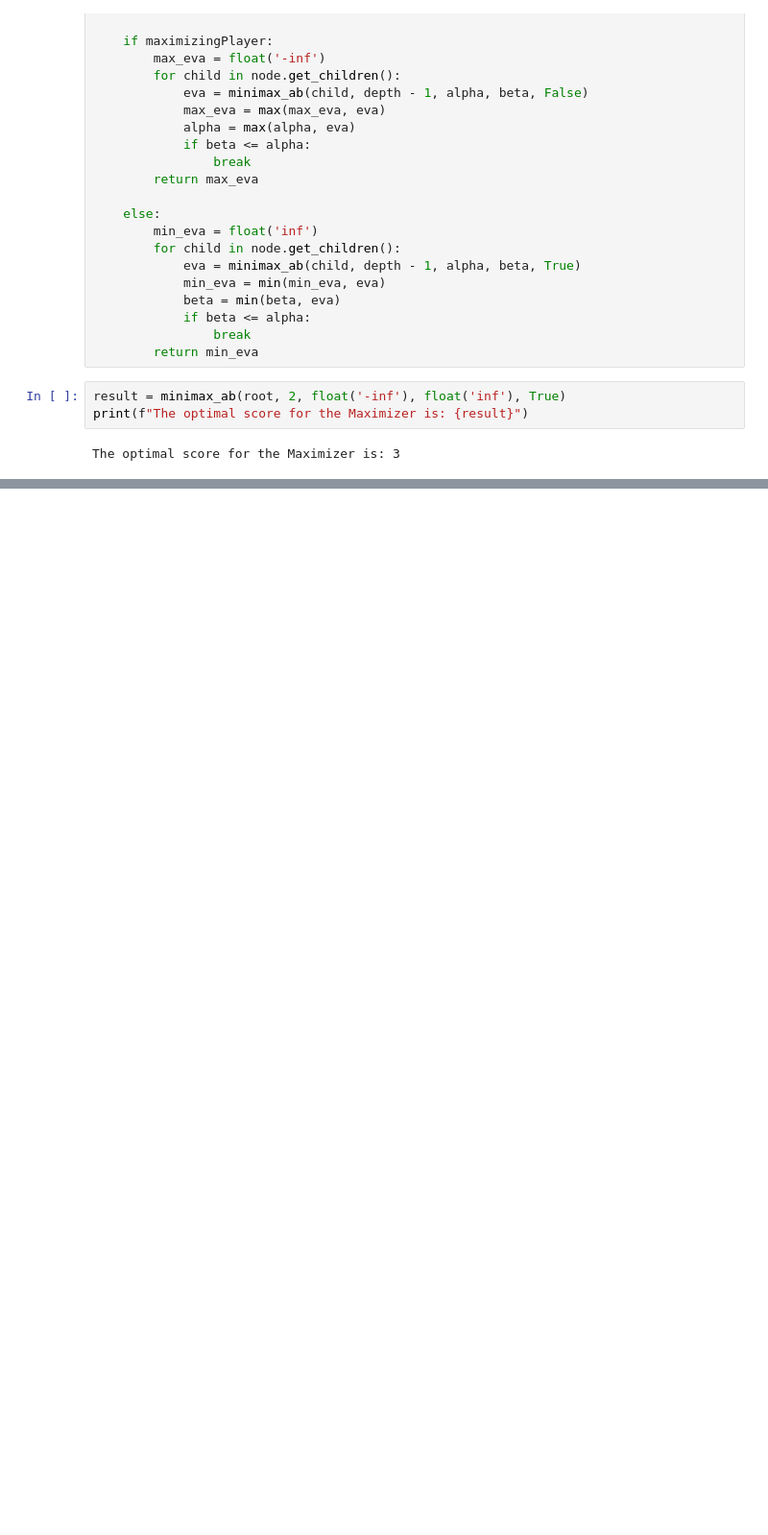
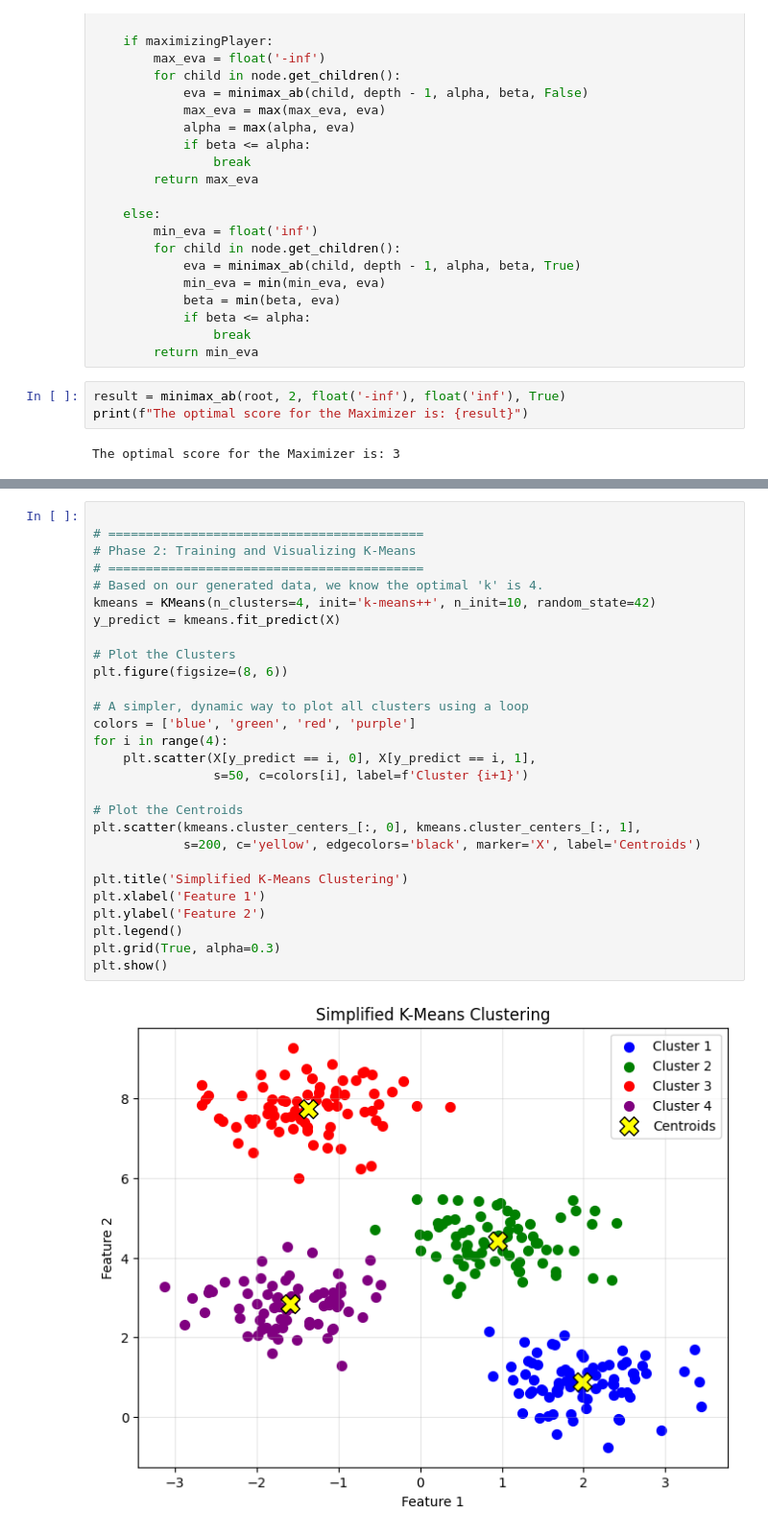
Before and after one commit to R4F4I/semester-4-FAST-K240009, a Jupyter notebook: AI/lab/final_prep/adversarial_search.ipynb, the cells around one changed output, grey strips where cells are left out. Shown at 96% size. Drawn from its saved outputs; the diff is of its cells as text; blank space fills up the shorter version.

```diff
--- a/AI/lab/final_prep/adversarial_search.ipynb
+++ b/AI/lab/final_prep/adversarial_search.ipynb
@@ -208,0 +541,30 @@ The optimal score for the Maximizer is: 3
+# %%
+
+# ==========================================
+# Phase 2: Training and Visualizing K-Means
+# ==========================================
+# Based on our generated data, we know the optimal 'k' is 4.
+kmeans = KMeans(n_clusters=4, init='k-means++', n_init=10, random_state=42)
+y_predict = kmeans.fit_predict(X)
+
+# Plot the Clusters
+plt.figure(figsize=(8, 6))
+
+# A simpler, dynamic way to plot all clusters using a loop
+colors = ['blue', 'green', 'red', 'purple']
+for i in range(4):
+    plt.scatter(X[y_predict == i, 0], X[y_predict == i, 1],
+                s=50, c=colors[i], label=f'Cluster {i+1}')
+
+# Plot the Centroids
+plt.scatter(kmeans.cluster_centers_[:, 0], kmeans.cluster_centers_[:, 1],
+            s=200, c='yellow', edgecolors='black', marker='X', label='Centroids')
+
+plt.title('Simplified K-Means Clustering')
+plt.xlabel('Feature 1')
+plt.ylabel('Feature 2')
+plt.legend()
+plt.grid(True, alpha=0.3)
+plt.show()
+# %% [output]
+[figure, added]
```
Also changed, not shown: parts of 22 cells of this notebook.
